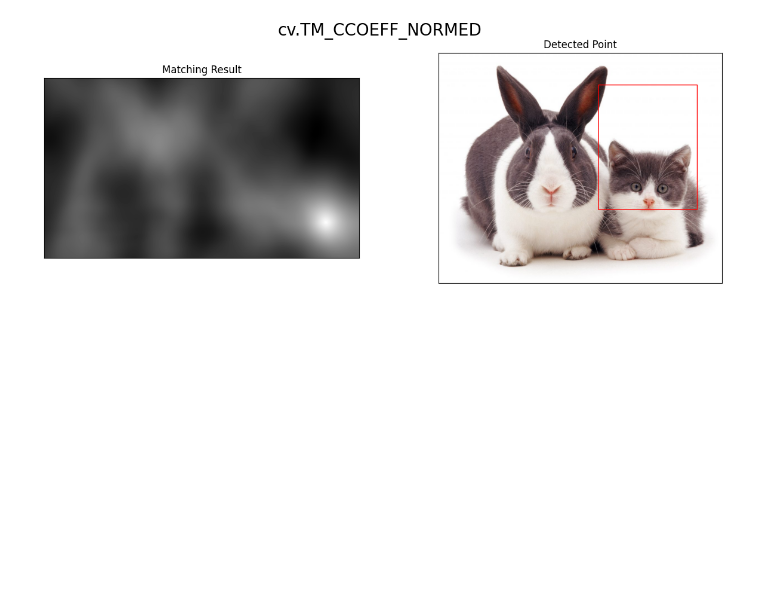
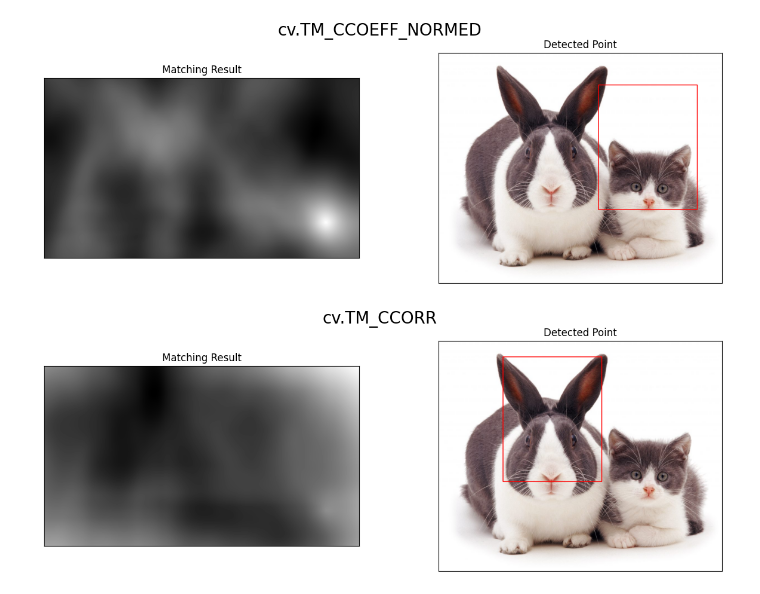
Before and after one commit to ryuuunothuman/PCVK_Ganjil_2024, a Jupyter notebook: Week11.ipynb, the cells around one changed output. Drawn from its saved outputs; the diff is of its cells as text; code cells hidden in the pictures; blank space fills up the shorter version.

```diff
--- a/Week11.ipynb
+++ b/Week11.ipynb
@@ -38,8 +38,8 @@ def template_matching(image, template, method,method_name):
   plt.xticks([]), plt.yticks([])
   plt.show()
 # %%
-image = cv.imread('/content/drive/MyDrive/images/images/Object Detection/cats_and_bunnies.jpg')
-template = cv.imread('/content/drive/MyDrive/images/images/Object Detection/cat2_templatejpg.jpg')
+image = cv.imread('/content/drive/MyDrive/images/Object Detection/cats_and_bunnies.jpg')
+template = cv.imread('/content/drive/MyDrive/images/Object Detection/cat2_templatejpg.jpg')
 # %%
 # TM_CCOEFF
 template_matching(image.copy(), template.copy(), cv.TM_CCOEFF,"cv.TM_CCOEFF")
@@ -50,3 +50,8 @@ template_matching(image.copy(), template.copy(), cv.TM_CCOEFF,"cv.TM_CCOEFF")
 template_matching(image.copy(), template.copy(), cv.TM_CCOEFF_NORMED,"cv.TM_CCOEFF_NORMED")
 # %% [output]
 [figure]
+# %%
+# TM_CCORR
+template_matching(image.copy(), template.copy(), cv.TM_CCORR,"cv.TM_CCORR")
+# %% [output]
+[figure, added]
```
Also changed, not shown: parts of 5 cells of this notebook.
